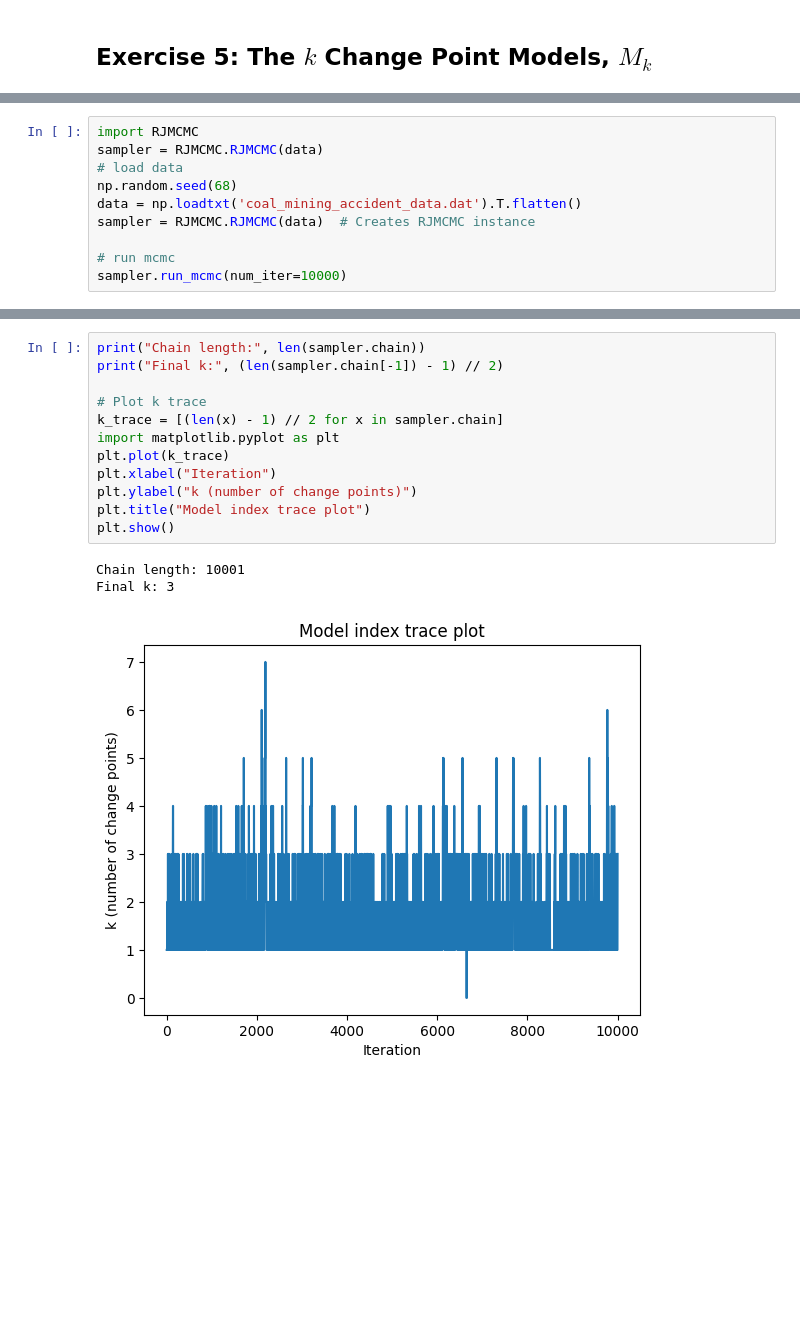
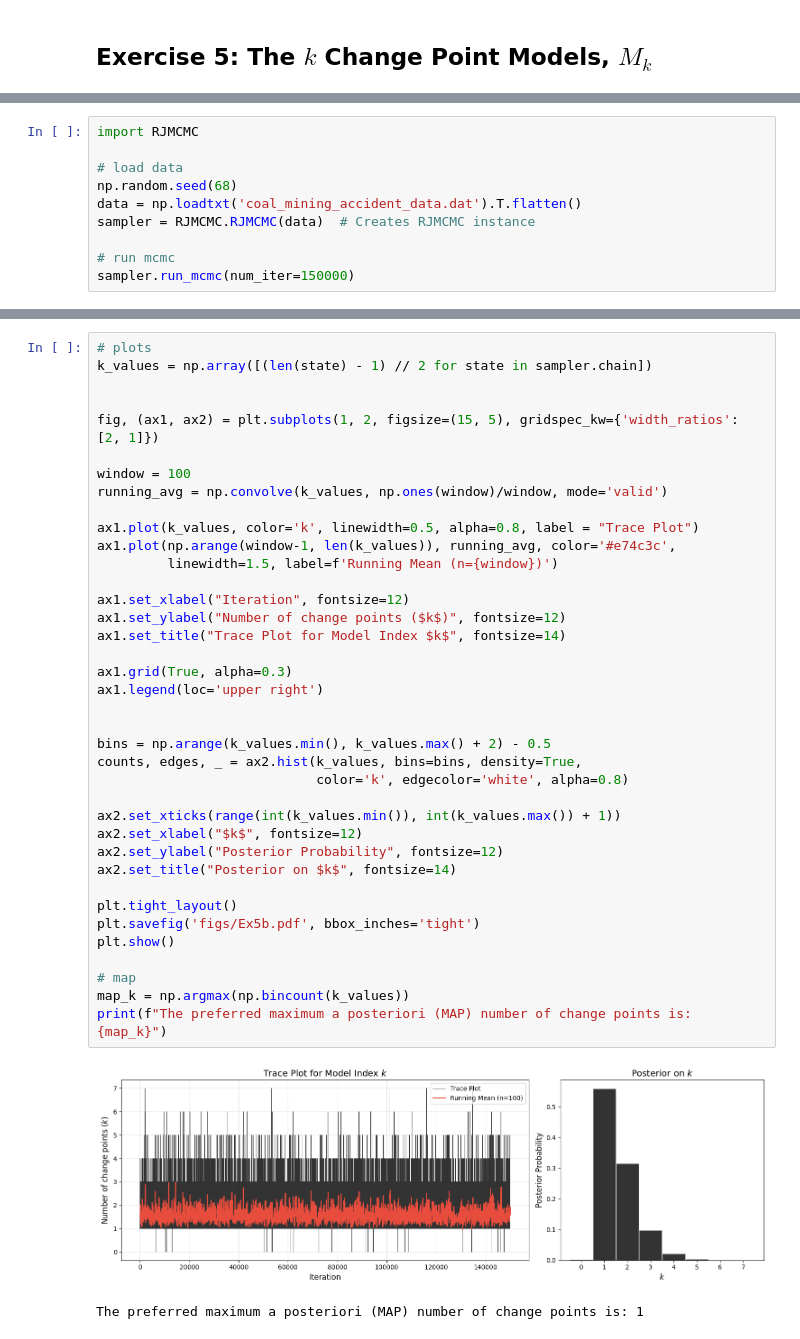
Before and after one commit to frederick4c/S2CW, a Jupyter notebook: notebook.ipynb, the cells around one changed output, grey strips where cells are left out. Saved outputs shown, nothing was run; the diff lists cells and outputs as text; blank space fills up the shorter version.

```diff
--- a/notebook.ipynb
+++ b/notebook.ipynb
@@ -448,11 +448,11 @@ Log Posterior odds: 29.548273315285716
 # %%
 import RJMCMC
-sampler = RJMCMC.RJMCMC(data)
+
 # load data
 np.random.seed(68)
 data = np.loadtxt('coal_mining_accident_data.dat').T.flatten()
 sampler = RJMCMC.RJMCMC(data)  # Creates RJMCMC instance
 
 # run mcmc
-sampler.run_mcmc(num_iter=10000)
+sampler.run_mcmc(num_iter=150000)
 # %% [output]
@@ -463,16 +463,41 @@ Death moves attempted 26.9% of the time with an acceptance fraction of 0.419
 # %%
-print("Chain length:", len(sampler.chain))
-print("Final k:", (len(sampler.chain[-1]) - 1) // 2)
+# plots
+k_values = np.array([(len(state) - 1) // 2 for state in sampler.chain])
 
-# Plot k trace
-k_trace = [(len(x) - 1) // 2 for x in sampler.chain]
-import matplotlib.pyplot as plt
-plt.plot(k_trace)
-plt.xlabel("Iteration")
-plt.ylabel("k (number of change points)")
-plt.title("Model index trace plot")
+
+fig, (ax1, ax2) = plt.subplots(1, 2, figsize=(15, 5), gridspec_kw={'width_ratios': [2, 1]})
+
+window = 100
+running_avg = np.convolve(k_values, np.ones(window)/window, mode='valid')
+
+ax1.plot(k_values, color='k', linewidth=0.5, alpha=0.8, label = "Trace Plot")
+ax1.plot(np.arange(window-1, len(k_values)), running_avg, color='#e74c3c',
+         linewidth=1.5, label=f'Running Mean (n={window})')
+
+ax1.set_xlabel("Iteration", fontsize=12)
+ax1.set_ylabel("Number of change points ($k$)", fontsize=12)
+ax1.set_title("Trace Plot for Model Index $k$", fontsize=14)
+
+ax1.grid(True, alpha=0.3)
+ax1.legend(loc='upper right')
+
+
+bins = np.arange(k_values.min(), k_values.max() + 2) - 0.5
+counts, edges, _ = ax2.hist(k_values, bins=bins, density=True,
+                            color='k', edgecolor='white', alpha=0.8)
+
+ax2.set_xticks(range(int(k_values.min()), int(k_values.max()) + 1))
+ax2.set_xlabel("$k$", fontsize=12)
+ax2.set_ylabel("Posterior Probability", fontsize=12)
+ax2.set_title("Posterior on $k$", fontsize=14)
+
+plt.tight_layout()
+plt.savefig('figs/Ex5b.pdf', bbox_inches='tight')
 plt.show()
+
+# map
+map_k = np.argmax(np.bincount(k_values))
+print(f"The preferred maximum a posteriori (MAP) number of change points is: {map_k}")
 # %% [output]
+[figure, new version]
-Chain length: 10001
-Final k: 3
+The preferred maximum a posteriori (MAP) number of change points is: 1
-[figure, old version]
```
Also changed, not shown: parts of 3 cells of this notebook, 4 other files.
